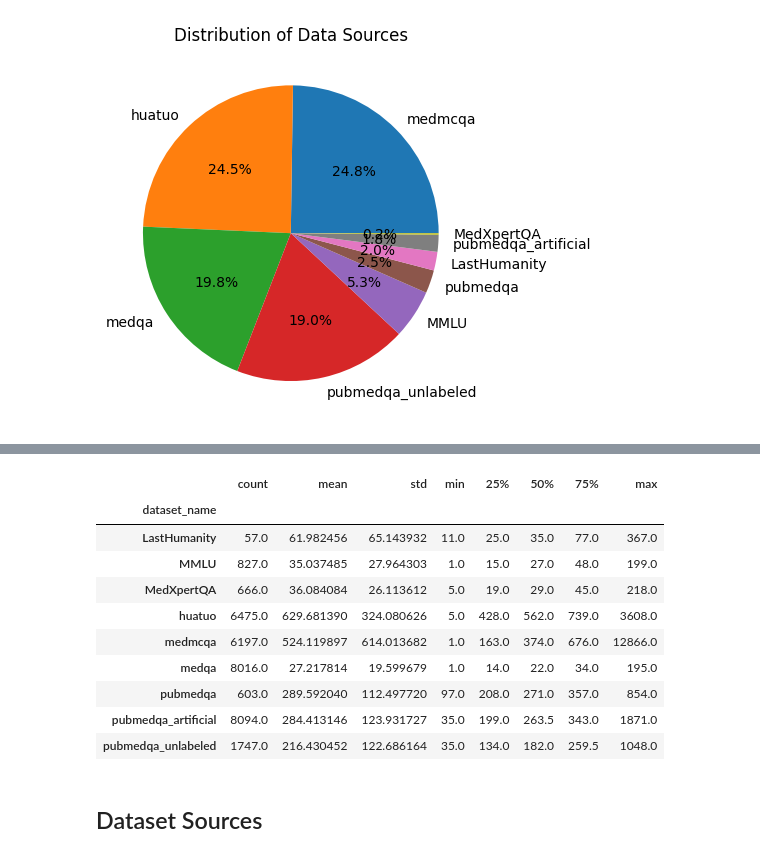
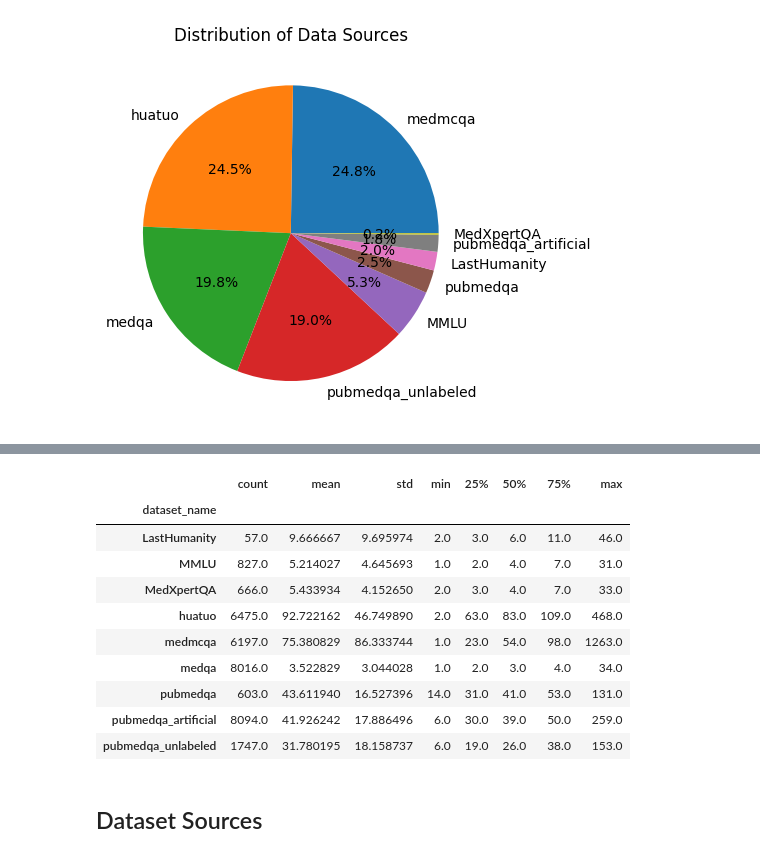
Before and after one commit to jChong02/sjsu-data298, a Jupyter notebook: eda_and_preprocessing.ipynb, the cells around one changed output, grey strips where cells are left out. Cells and saved outputs as stored; diff of their text form; code cells hidden in the pictures.

```diff
--- a/eda_and_preprocessing.ipynb
+++ b/eda_and_preprocessing.ipynb
@@ -116,8 +118,8 @@ plt.show()
 # %% [output]
 [figure]
 # %%
-df['question_length'] = df['question'].apply(len)
-df['answer_length'] = df['answer'].apply(len)
+df['question_char_len'] = df['question'].apply(len)
+df['answer_char_len'] = df['answer'].apply(len)
 
-print(df[['question_length', 'answer_length']].describe())
+print(df[['question_char_len', 'answer_char_len']].describe())
 # %% [output]
@@ -132,0 +135,5 @@ max       13498.000000   12866.000000
+# %%
+df['question_word_count'] = df['question'].apply(lambda x: len(x.split()))
+df['answer_word_count'] = df['answer'].apply(lambda x: len(x.split()))
+
+print(df[['question_word_count', 'answer_word_count']].describe())
@@ -132,0 +150,7 @@ max       13498.000000   12866.000000
+# %%
+tokenizer = AutoTokenizer.from_pretrained("bert-base-uncased")
+
+df['question_token_count'] = df['question'].apply(lambda x: len(tokenizer.encode(x, add_special_tokens=False, truncation=False)))
+df['answer_token_count'] = df['answer'].apply(lambda x: len(tokenizer.encode(x, add_special_tokens=False, truncation=False)))
+
+print(df[['question_token_count', 'answer_token_count']].describe())
@@ -155,18 +190,18 @@ plt.show()
 # %%
 # Answer length statistics per data source
-df.groupby('dataset_name')['answer_length'].describe()
+df.groupby('dataset_name')['answer_word_count'].describe()
 # %% [output]
 |  | count | mean | std | min | 25% | 50% | 75% | max |
 | dataset_name |  |  |  |  |  |  |  |  |
-| LastHumanity | 57.0 | 61.982456 | 65.143932 | 11.0 | 25.0 | 35.0 | 77.0 | 367.0 |
-| MMLU | 827.0 | 35.037485 | 27.964303 | 1.0 | 15.0 | 27.0 | 48.0 | 199.0 |
-| MedXpertQA | 666.0 | 36.084084 | 26.113612 | 5.0 | 19.0 | 29.0 | 45.0 | 218.0 |
-| huatuo | 6475.0 | 629.681390 | 324.080626 | 5.0 | 428.0 | 562.0 | 739.0 | 3608.0 |
-| medmcqa | 6197.0 | 524.119897 | 614.013682 | 1.0 | 163.0 | 374.0 | 676.0 | 12866.0 |
-| medqa | 8016.0 | 27.217814 | 19.599679 | 1.0 | 14.0 | 22.0 | 34.0 | 195.0 |
-| pubmedqa | 603.0 | 289.592040 | 112.497720 | 97.0 | 208.0 | 271.0 | 357.0 | 854.0 |
-| pubmedqa_artificial | 8094.0 | 284.413146 | 123.931727 | 35.0 | 199.0 | 263.5 | 343.0 | 1871.0 |
-| pubmedqa_unlabeled | 1747.0 | 216.430452 | 122.686164 | 35.0 | 134.0 | 182.0 | 259.5 | 1048.0 |
+| LastHumanity | 57.0 | 9.666667 | 9.695974 | 2.0 | 3.0 | 6.0 | 11.0 | 46.0 |
+| MMLU | 827.0 | 5.214027 | 4.645693 | 1.0 | 2.0 | 4.0 | 7.0 | 31.0 |
+| MedXpertQA | 666.0 | 5.433934 | 4.152650 | 2.0 | 3.0 | 4.0 | 7.0 | 33.0 |
+| huatuo | 6475.0 | 92.722162 | 46.749890 | 2.0 | 63.0 | 83.0 | 109.0 | 468.0 |
+| medmcqa | 6197.0 | 75.380829 | 86.333744 | 1.0 | 23.0 | 54.0 | 98.0 | 1263.0 |
+| medqa | 8016.0 | 3.522829 | 3.044028 | 1.0 | 2.0 | 3.0 | 4.0 | 34.0 |
+| pubmedqa | 603.0 | 43.611940 | 16.527396 | 14.0 | 31.0 | 41.0 | 53.0 | 131.0 |
+| pubmedqa_artificial | 8094.0 | 41.926242 | 17.886496 | 6.0 | 30.0 | 39.0 | 50.0 | 259.0 |
+| pubmedqa_unlabeled | 1747.0 | 31.780195 | 18.158737 | 6.0 | 19.0 | 26.0 | 38.0 | 153.0 |
 # %% [markdown]
 ## Dataset Sources
 # %% [markdown]
```
Also changed, not shown: parts of 41 cells of this notebook.
